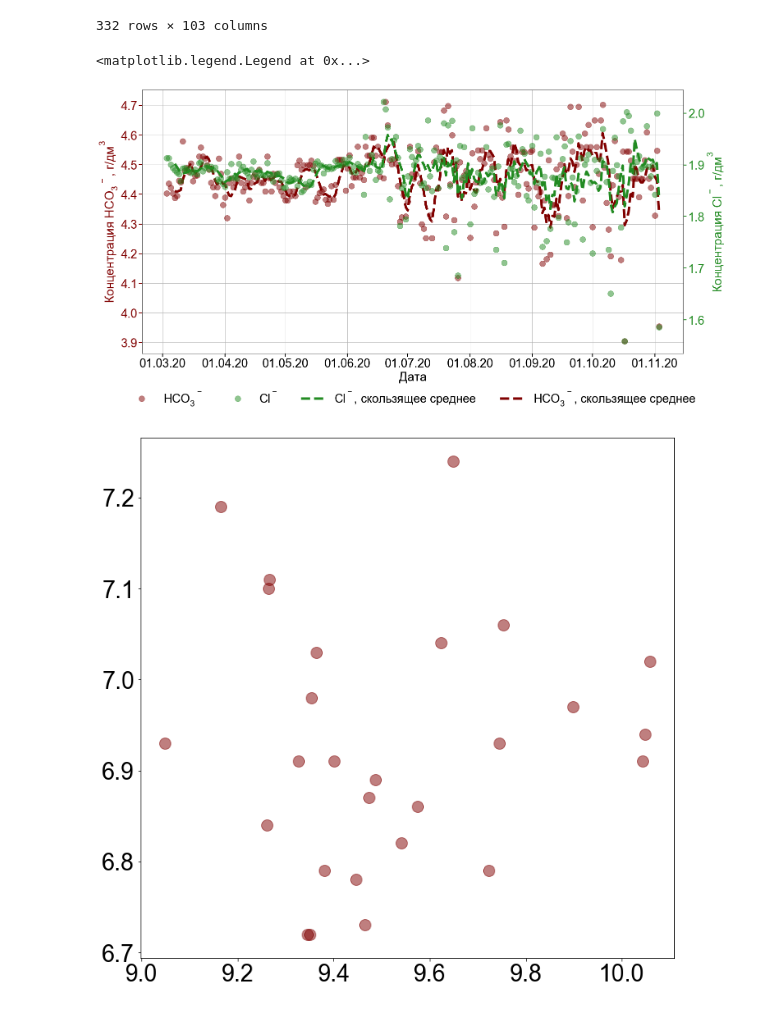
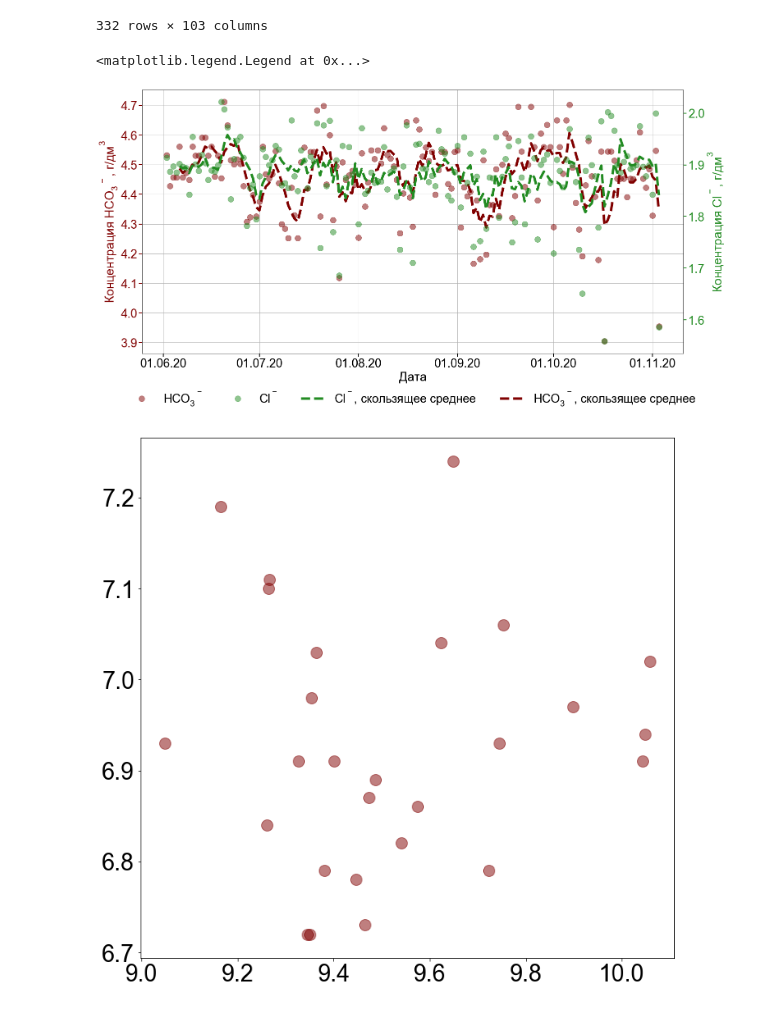
Before and after one commit to ekortunov/Jupiter, a Jupyter notebook: Untitled3.ipynb, the cells around one changed output. Drawn from its saved outputs; the diff is of its cells as text; code cells hidden in the pictures.

```diff
--- a/Untitled3.ipynb
+++ b/Untitled3.ipynb
@@ -83,7 +83,7 @@ params = {
        }
 
 rcParams.update(params)
-xlim = ('2020-3')
+xlim = ('2020-6')
 well = df_chem[df_chem['IDPN'] == 355]
 well1 =  df_chem_msu[df_chem_msu['IDPN'] == 355]
 well2 = df_dyn[df_dyn['IDPN'] == 355]
@@ -101,34 +101,34 @@ lns2= ax.plot(well['ДАТА'], well['Гидрокарбонат_HCO3-_(грам
 #secondary axis for second data, well rate in this case
 ax1 = ax.twinx()#Инициализация второй оси. Вообще можно делать бесконечное количество осей df.rolling(window=5).mean()
 #ax3 = ax1.twinx()
 #bar rate graph
 lns3 = ax1.plot(well['ДАТА'], well['Хлорид_Cl-_(грамм_в_литре)_ID_2301'],'o', alpha = 0.5, color = "forestgreen",label = 'Cl$^-$',markersize=14)
 lns6 = ax1.plot(well['ДАТА'], well['Хлорид_Cl-_(грамм_в_литре)_ID_2301'].rolling(window=5).mean(),'--', alpha = 1, color = "forestgreen",label = 'Cl$^-$, скользящее среднее',markersize=14,linewidth=6)
 lns7 = ax.plot(well['ДАТА'], well['Гидрокарбонат_HCO3-_(грамм_в_литре)_ID_2303'].rolling(window=5).mean(),'--', alpha = 1, color = "maroon",label = 'HCO$_3$$^-$, скользящее среднее',markersize=14,linewidth=6)
 #lns8 = ax3.plot(well2['ДАТА'], well2['Напор вычисленный АО (м)'].rolling(window=10).mean(),'--', alpha = 1, color = "BLACK",label = 'НАПОР>?',markersize=14,linewidth=4)
 #lns8 = ax3.bar(x=well2['ДАТА'], height =well2['ДЕБИТ_СБОРНЫЙ_М3_СУТ'], width = 1, alpha = 0.5, color = "royalblue",label = 'Дебит',zorder=10)
 
 #lns4 = ax1.plot(well1['ДАТА'], well1['МГУ__Cl-___(мг/л)_ID_7716']/1000,'X', alpha = 1, color = "forestgreen",label = 'Cl$^-$, ДВГИ ДВО РАН',markersize=20)
 #lns5 = ax.plot(well1['ДАТА'], well1['МГУ__HCO3-___(мг/л)_ID_7718']/1000,'X', alpha = 1, color = "maroon",label = 'HCO$_3$$^-$, ДВГИ ДВО РАН',markersize=20)
 ax1.set_ylabel('Концентрация Cl$^-$, г/$дм^3$', color = "forestgreen")
 ax.set_ylabel('Концентрация HCO$_3$$^-$, г/$дм^3$', color = "maroon")
 ax.xaxis_date()
 
 dateformat ='%d.%m.%y'
 ax.xaxis.set_major_formatter(mdates.DateFormatter(dateformat))
 ax.set_xlabel('Дата', color = "black")
 ax1.tick_params('y', colors= "forestgreen")
 ax.tick_params('y', colors= "maroon")
 ax.grid(axis = 'both')#adds grid
 ax1.tick_params(which='major', length=8, width=2)
 ax.tick_params(which='major', length=8, width=2)
 myl=lns2+lns3+lns6+lns7
 labs=[l.get_label() for l in myl]# this is some shit i will never understand
 ax.legend(myl, labs,frameon=False,mode = "expend", loc='upper center', bbox_to_anchor=(0.5, -0.1), ncol=6)
 #ax.legend(frameon=False,mode = "expend", loc='upper center', bbox_to_anchor=(0.5, -0.1), ncol=6)
 # %% [output]
 <matplotlib.legend.Legend at 0x...>
-[figure, old version]
+[figure, new version]
 # %%
 params = {
        'axes.labelsize': 30,
```
Also changed, not shown: 12 other files.
